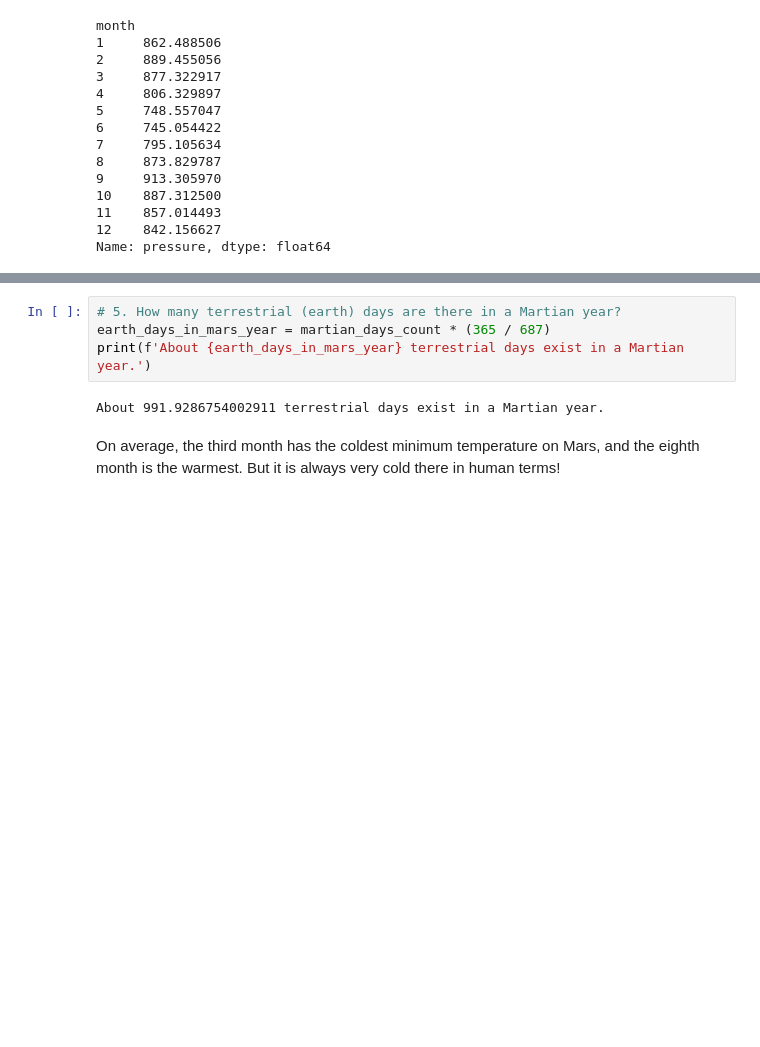
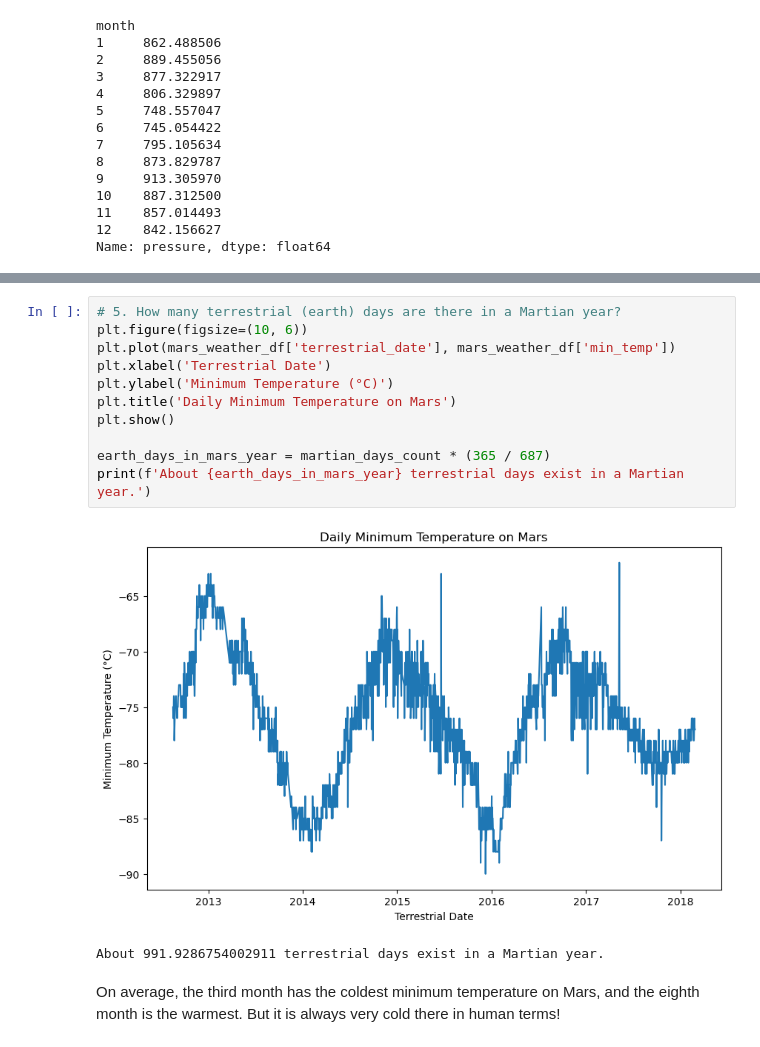
Before and after one commit to Safa297/webscraping_challenge, a Jupyter notebook: part_2_mars_weather.ipynb, the cells around one changed output, grey strips where cells are left out. Saved outputs shown, nothing was run; the diff lists cells and outputs as text; blank space fills up the shorter version.

```diff
--- a/part_2_mars_weather.ipynb
+++ b/part_2_mars_weather.ipynb
@@ -201,8 +204,16 @@ plt.show()
 # %%
 # 5. How many terrestrial (earth) days are there in a Martian year?
+plt.figure(figsize=(10, 6))
+plt.plot(mars_weather_df['terrestrial_date'], mars_weather_df['min_temp'])
+plt.xlabel('Terrestrial Date')
+plt.ylabel('Minimum Temperature (°C)')
+plt.title('Daily Minimum Temperature on Mars')
+plt.show()
+
 earth_days_in_mars_year = martian_days_count * (365 / 687)
 print(f'About {earth_days_in_mars_year} terrestrial days exist in a Martian year.')
 # %% [output]
+[figure, added]
 About 991.9286754002911 terrestrial days exist in a Martian year.
 # %% [markdown]
 On average, the third month has the coldest minimum temperature on Mars, and the eighth month is the warmest. But it is always very cold there in human terms!
```
Also changed, not shown: parts of 3 cells of this notebook.
